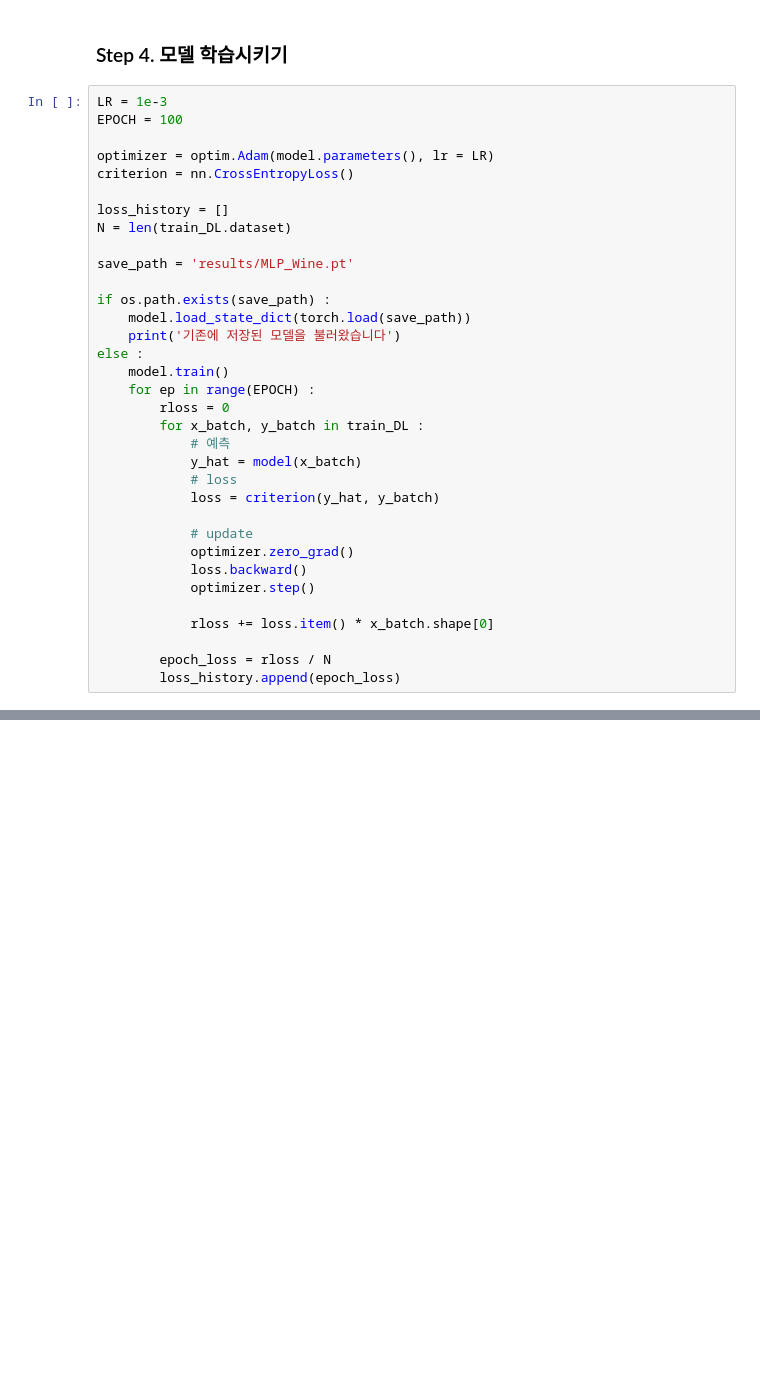
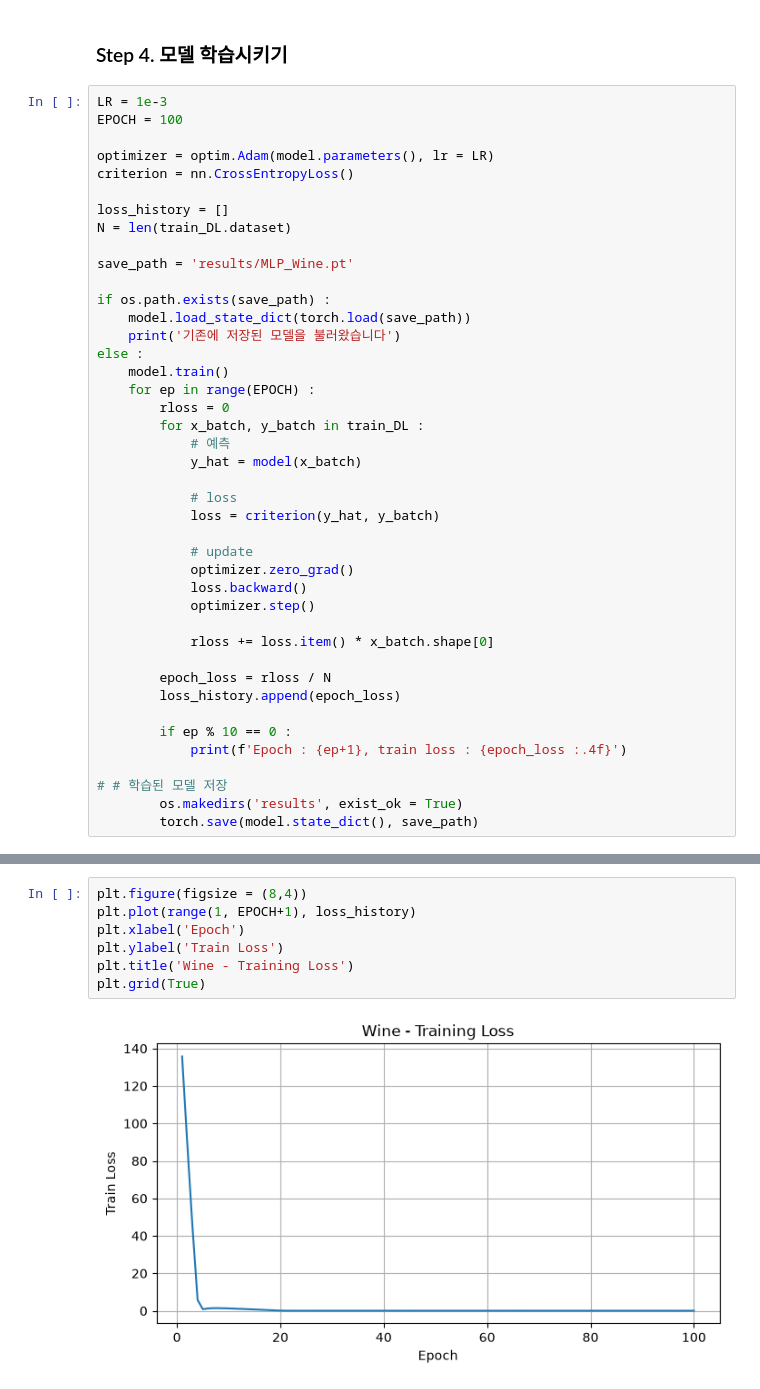
Before and after one commit to njw246500-create/pytorch, a Jupyter notebook: 04.multiclass/01.multiclass_Wine.ipynb, the cells around one changed output, grey strips where cells are left out. Saved outputs shown, nothing was run; the diff lists cells and outputs as text; blank space fills up the shorter version.

```diff
--- a/04.multiclass/01.multiclass_Wine.ipynb
+++ b/04.multiclass/01.multiclass_Wine.ipynb
@@ -173,6 +173,7 @@ else :
         for x_batch, y_batch in train_DL :
             # 예측
             y_hat = model(x_batch)
+
             # loss
             loss = criterion(y_hat, y_batch)
 
@@ -185,3 +186,10 @@ else :
 
         epoch_loss = rloss / N
         loss_history.append(epoch_loss)
+
+        if ep % 10 == 0 :
+            print(f'Epoch : {ep+1}, train loss : {epoch_loss :.4f}')
+
+# # 학습된 모델 저장
+        os.makedirs('results', exist_ok = True)
+        torch.save(model.state_dict(), save_path)
@@ -187,0 +207,9 @@ else :
+# %%
+plt.figure(figsize = (8,4))
+plt.plot(range(1, EPOCH+1), loss_history)
+plt.xlabel('Epoch')
+plt.ylabel('Train Loss')
+plt.title('Wine - Training Loss')
+plt.grid(True)
+# %% [output]
+[figure, added]
```
Also changed, not shown: parts of 6 cells of this notebook, 3 other files.
